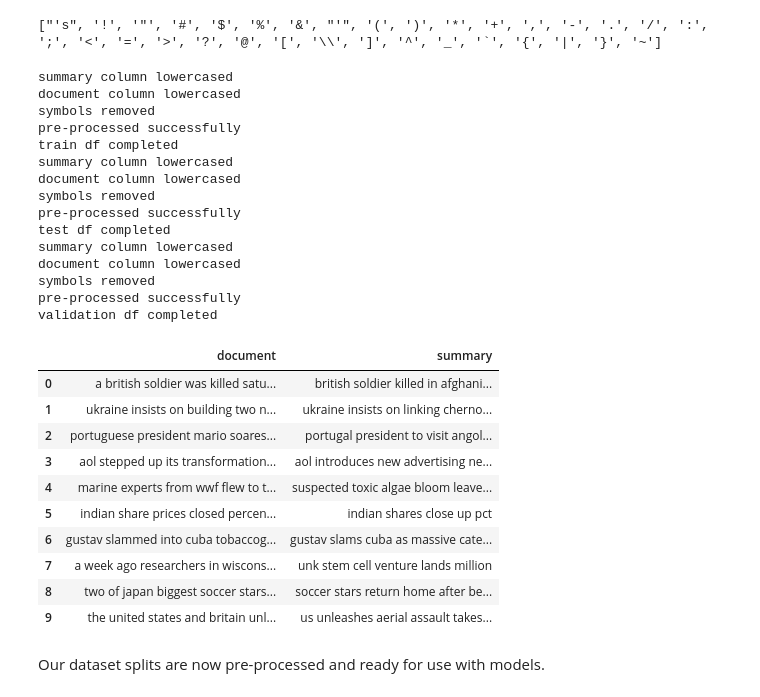
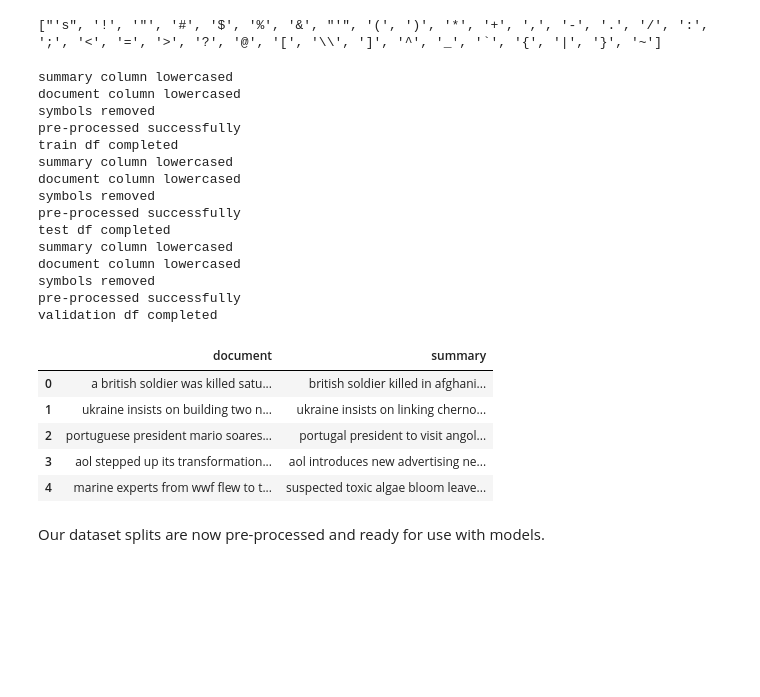
Before and after one commit to VMA6165/text_summarization, a Jupyter notebook: adv_model_draft.ipynb, the cells around one changed output. Saved outputs shown, nothing was run; the diff lists cells and outputs as text; code cells hidden in the pictures; blank space fills up the shorter version.

```diff
--- a/adv_model_draft.ipynb
+++ b/adv_model_draft.ipynb
@@ -192,39 +203,34 @@ def pre_proc(df):
 pre_proc(df_train_short)
 print("train df completed")
 pre_proc(df_val_short)
 print("test df completed")
 pre_proc(df_test_short)
 print("validation df completed")
 
 # display new format of data using training set
-df_train_short.head(10)
+df_train_short.head()
 # %% [output]
 summary column lowercased
 document column lowercased
 symbols removed
 pre-processed successfully
 train df completed
 summary column lowercased
 document column lowercased
 symbols removed
 pre-processed successfully
 test df completed
 summary column lowercased
 document column lowercased
 symbols removed
 pre-processed successfully
 validation df completed
 |  | document | summary |
 | 0 | a british soldier was killed satu... | british soldier killed in afghani... |
 | 1 | ukraine insists on building two n... | ukraine insists on linking cherno... |
 | 2 | portuguese president mario soares... | portugal president to visit angol... |
 | 3 | aol stepped up its transformation... | aol introduces new advertising ne... |
 | 4 | marine experts from wwf flew to t... | suspected toxic algae bloom leave... |
-| 5 | indian share prices closed percen... | indian shares close up pct |
-| 6 | gustav slammed into cuba tobaccog... | gustav slams cuba as massive cate... |
-| 7 | a week ago researchers in wiscons... | unk stem cell venture lands million |
-| 8 | two of japan biggest soccer stars... | soccer stars return home after be... |
-| 9 | the united states and britain unl... | us unleashes aerial assault takes... |
 # %% [markdown]
 Our dataset splits are now pre-processed and ready for use with models.
 # %% [markdown]
```
Also changed, not shown: parts of 29 cells of this notebook, 1 other file.
